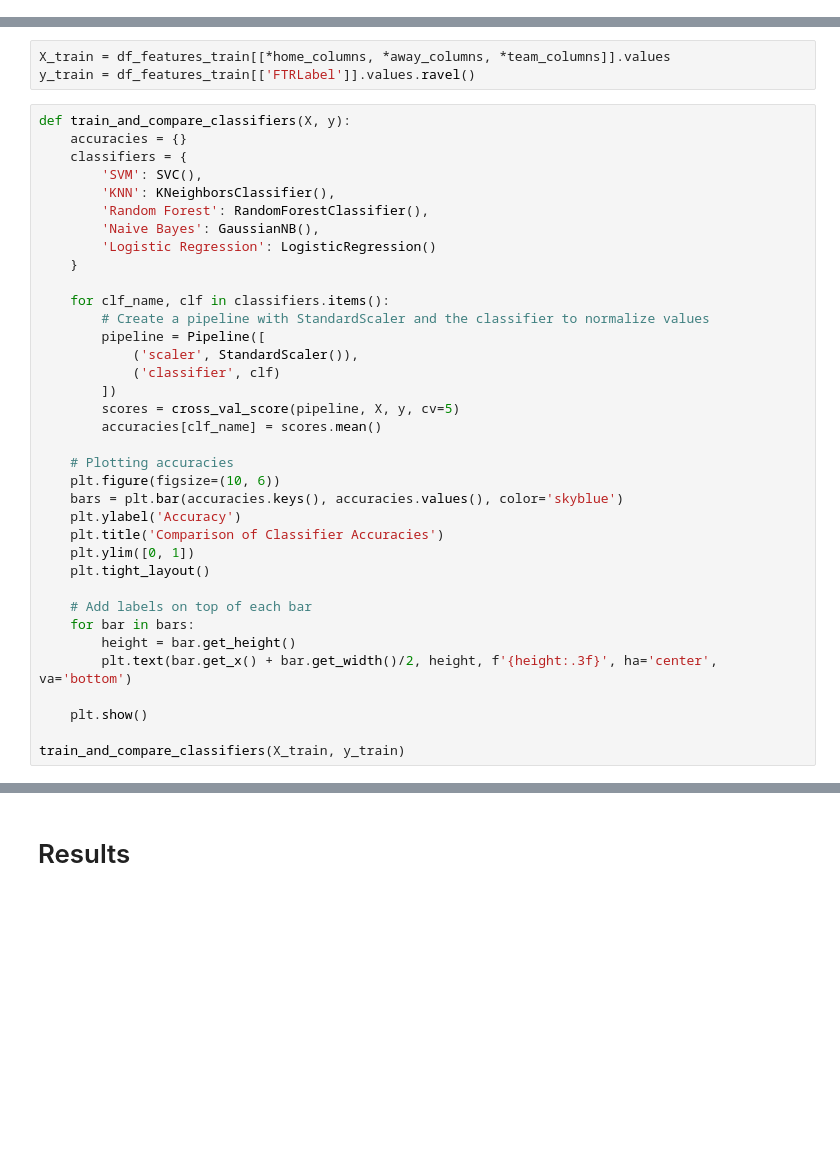
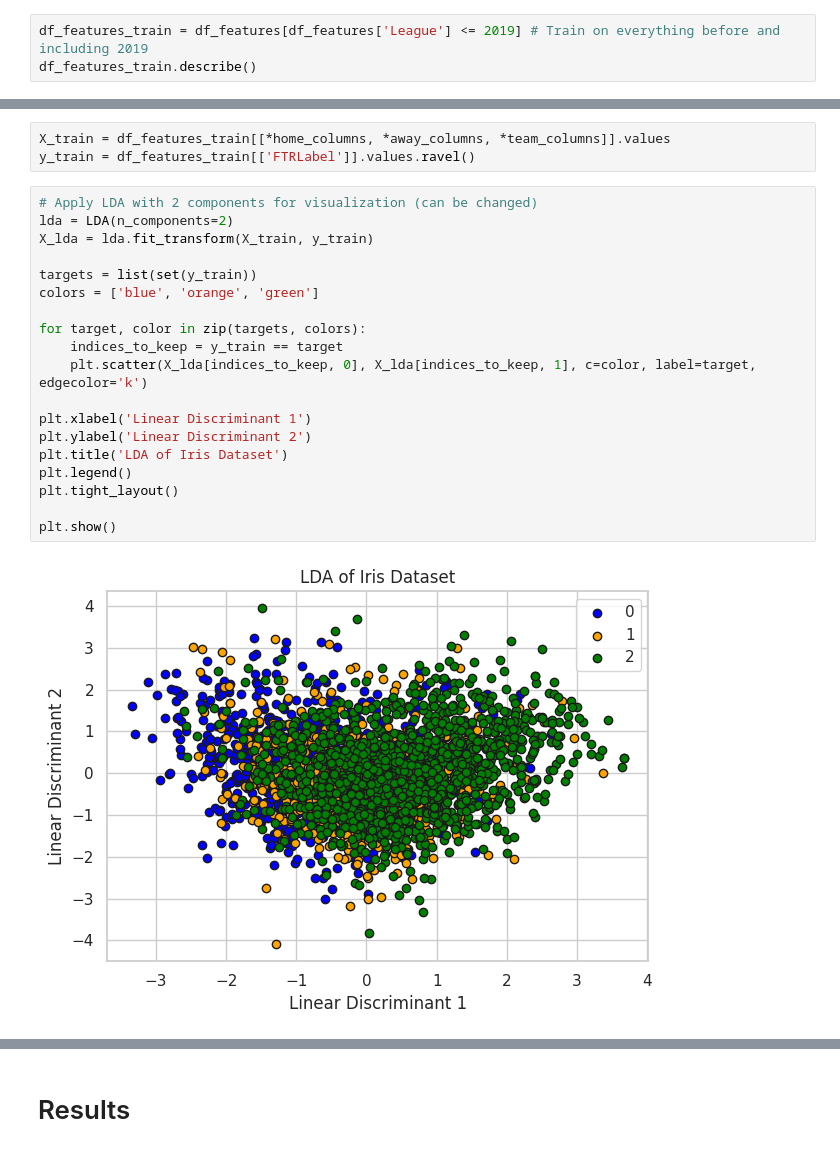
Before and after one commit to solderneer/ml-stuff, a Jupyter notebook: coursework.ipynb, the cells around one changed output, grey strips where cells are left out. Saved outputs shown, nothing was run; the diff lists cells and outputs as text; blank space fills up the shorter version.

```diff
--- a/coursework.ipynb
+++ b/coursework.ipynb
@@ -213,0 +370,3 @@ for label in g.ax.get_xticklabels():
+# %%
+df_features_train = df_features[df_features['League'] <= 2019] # Train on everything before and including 2019
+df_features_train.describe()
@@ -214,39 +398,24 @@ for label in g.ax.get_xticklabels():
 # %%
 X_train = df_features_train[[*home_columns, *away_columns, *team_columns]].values
 y_train = df_features_train[['FTRLabel']].values.ravel()
-# %%
-def train_and_compare_classifiers(X, y):
-    accuracies = {}
-    classifiers = {
-        'SVM': SVC(),
-        'KNN': KNeighborsClassifier(),
-        'Random Forest': RandomForestClassifier(),
-        'Naive Bayes': GaussianNB(),
-        'Logistic Regression': LogisticRegression()
-    }
-
-    for clf_name, clf in classifiers.items():
-        # Create a pipeline with StandardScaler and the classifier to normalize values
-        pipeline = Pipeline([
-            ('scaler', StandardScaler()),
-            ('classifier', clf)
-        ])
-        scores = cross_val_score(pipeline, X, y, cv=5)
-        accuracies[clf_name] = scores.mean()
-
-    # Plotting accuracies
-    plt.figure(figsize=(10, 6))
-    bars = plt.bar(accuracies.keys(), accuracies.values(), color='skyblue')
-    plt.ylabel('Accuracy')
-    plt.title('Comparison of Classifier Accuracies')
-    plt.ylim([0, 1])
-    plt.tight_layout()
-
-    # Add labels on top of each bar
-    for bar in bars:
-        height = bar.get_height()
-        plt.text(bar.get_x() + bar.get_width()/2, height, f'{height:.3f}', ha='center', va='bottom')
-
-    plt.show()
-
-train_and_compare_classifiers(X_train, y_train)
+# %%
+# Apply LDA with 2 components for visualization (can be changed)
+lda = LDA(n_components=2)
+X_lda = lda.fit_transform(X_train, y_train)
+
+targets = list(set(y_train))
+colors = ['blue', 'orange', 'green']
+
+for target, color in zip(targets, colors):
+    indices_to_keep = y_train == target
+    plt.scatter(X_lda[indices_to_keep, 0], X_lda[indices_to_keep, 1], c=color, label=target, edgecolor='k')
+
+plt.xlabel('Linear Discriminant 1')
+plt.ylabel('Linear Discriminant 2')
+plt.title('LDA of Iris Dataset')
+plt.legend()
+plt.tight_layout()
+
+plt.show()
+# %% [output]
+[figure, added]
```
Also changed, not shown: parts of 55 cells of this notebook, 2 other files.
